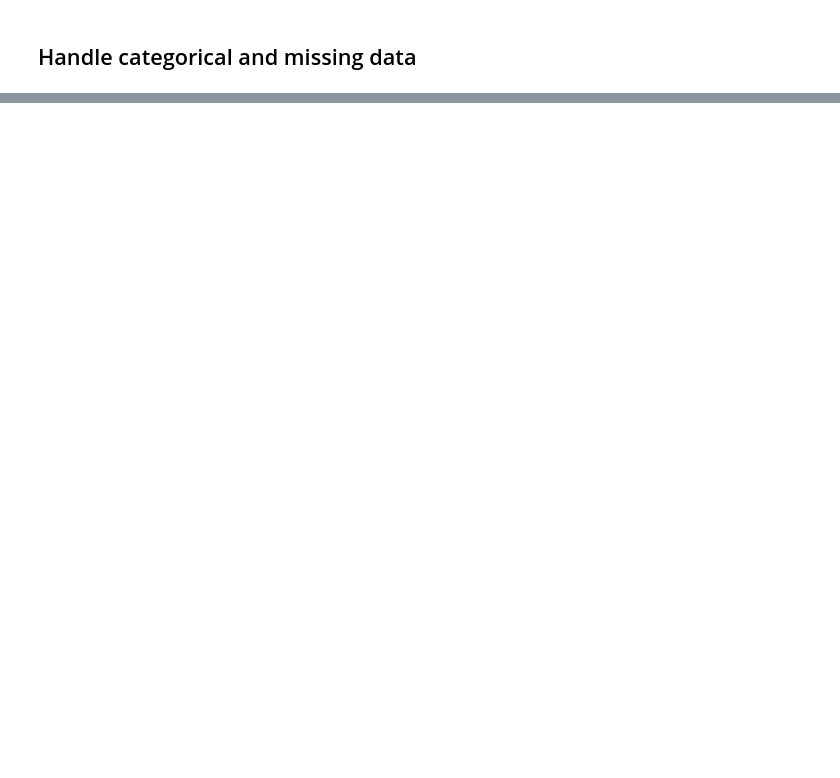
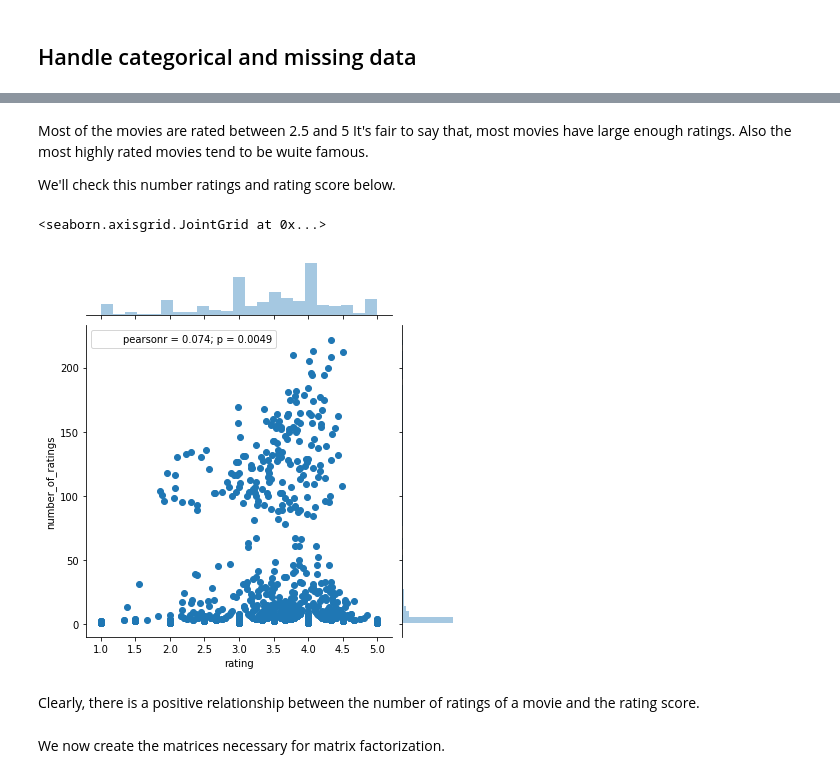
Before and after one commit to tobikuhlmann/movie-recommendation-lab, a Jupyter notebook: movie_lab_4.ipynb, the cells around one changed output, grey strips where cells are left out. Saved outputs shown, nothing was run; the diff lists cells and outputs as text; code cells hidden in the pictures; blank space fills up the shorter version.

```diff
--- a/movie_lab_4.ipynb
+++ b/movie_lab_4.ipynb
@@ -193,0 +108,15 @@ What does that number mean in terms of predictive accuracy?
+# %% [markdown]
+Most of the movies are rated between 2.5 and 5
+It's fair to say that, most movies have large enough ratings. Also the most highly rated movies tend to be wuite famous.
+
+We'll check this number ratings and rating score below.
+# %%
+import seaborn as sns
+sns.jointplot(x='rating', y='number_of_ratings', data=ratings)
+# %% [output]
+<seaborn.axisgrid.JointGrid at 0x...>
+[figure, added]
+# %% [markdown]
+Clearly, there is a positive relationship between the number of ratings of a movie and the rating score.
+# %% [markdown]
+We now create the matrices necessary for matrix factorization.
```
Also changed, not shown: parts of 30 cells of this notebook, 1 other file.
